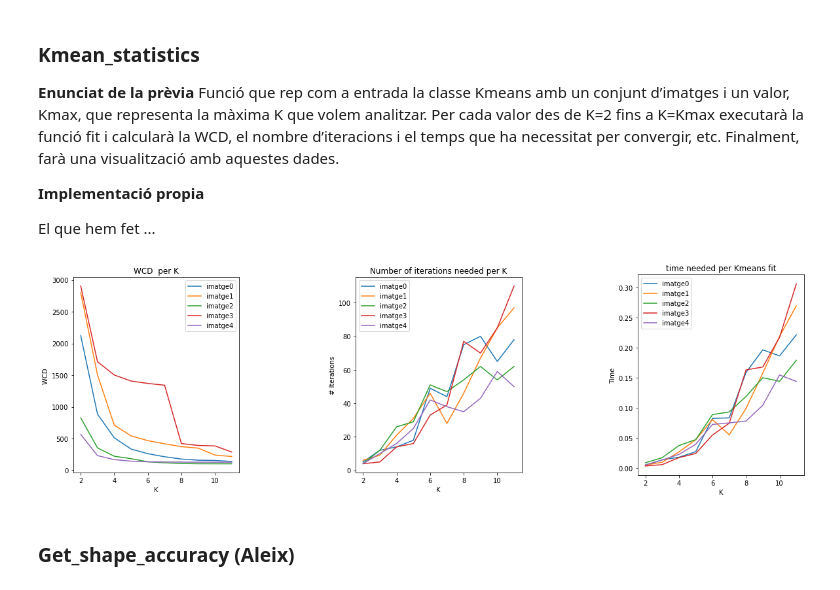
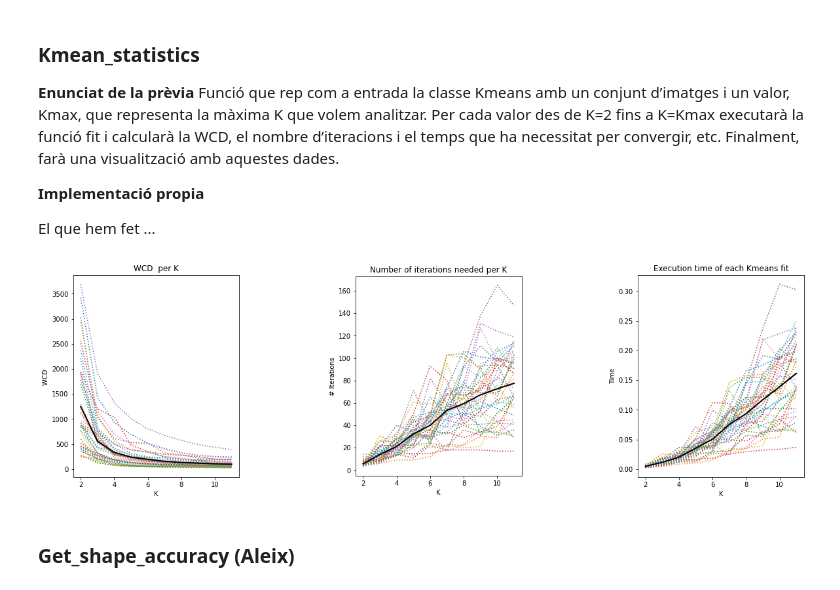
Before and after one commit to aleixJ/Practica2_IA, a Jupyter notebook: Etiquetador/analisis_part3.ipynb, the cells around one changed output. Drawn from its saved outputs; the diff is of its cells as text; code cells hidden in the pictures.

Commit message:
kmeans statistics done

```diff
--- a/Etiquetador/analisis_part3.ipynb
+++ b/Etiquetador/analisis_part3.ipynb
@@ -143,42 +180,39 @@ def Kmean_statistics(kmeans, imgs, kmax):
         end_time = time.time()
 
 
         wcd.append(kmeans.withinClassDistance())
         iter.append(kmeans.num_iter)
         temps.append(end_time - start_time)
 
     return wcd, iter, temps
 
 
 
-# Carreguem les imatges d'uns antincs test_cases
-np.random.seed(123)
-with open('/home/jmoran/Documents/_Docs_/UNI/Any3_2nQ/IA/Pràctiques/PLAB_2/Practica2_IA/Etiquetador/test/test_cases_kmeans.pkl', 'rb') as f:
-    test_cases = pickle.load(f)
-
 
 # Creem les llistes de dades i executem la funció Kmean_statistics per cada imatge
 Kmax = 11
 wcd_lst, iter_lst, temps_lst = [], [], []
-for ix, input in enumerate(test_cases['input']):
+#for ix, input in enumerate(test_cases['input']):
+for input in imgs[0:40]:
 
     # Inicialitzem una nova classe K-Means amb la nova imatge
-    km = KMeans(input, test_cases['K'][ix])
+    km = KMeans(input)
 
     # Calculem les estadístiques
     wcd, iter, temps = Kmean_statistics(km, None ,kmax=Kmax)
 
     wcd_lst.append(wcd)
     iter_lst.append(iter)
     temps_lst.append(temps)
 
+    # Les següents 2 instuccions comentades mostren la el nuvol de punts 3D de la figura
     #km.fit()
     #visualize_k_means(km, input.shape)
 
 # Mostrem el resultat
-plot_wcd_iter_temps(heur=wcd_lst, iter=iter_lst, temps=temps_lst, Kmax=Kmax, nom_heur='WCD ')
+plot_wcd_iter_temps_and_means(heur=wcd_lst, iter=iter_lst, temps=temps_lst, Kmax=Kmax, nom_heur='WCD ')
 # %% [output]
-[figure, old version]
+[figure, new version]
 # %% [markdown]
 ### Get_shape_accuracy (Aleix)
 # %%
```
Also changed, not shown: parts of 1 cell of this notebook.
